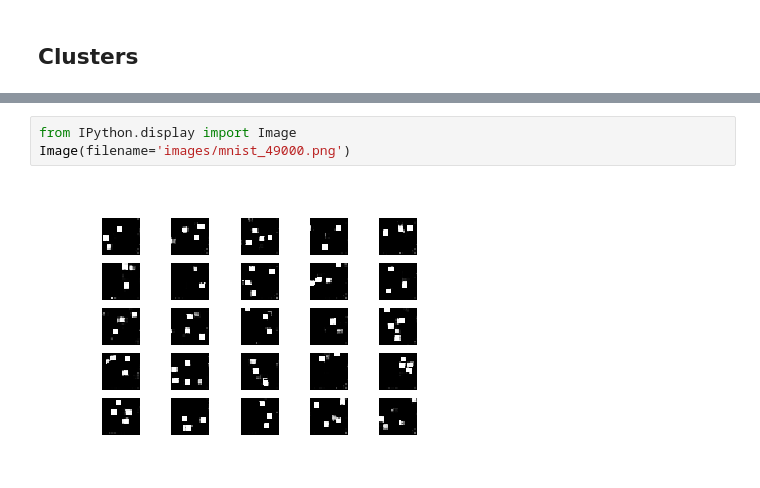
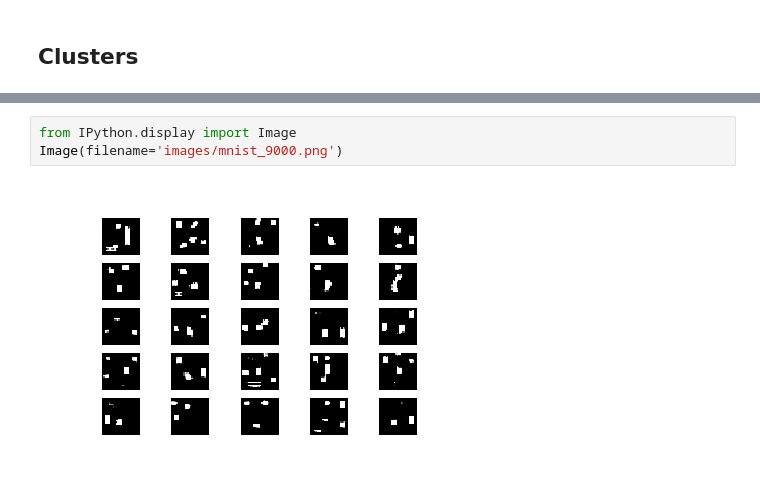
Before and after one commit to amitrege/Pro-GANS, a Jupyter notebook: Data-Generation.ipynb, the cells around one changed output, grey strips where cells are left out. Saved outputs shown, nothing was run; the diff lists cells and outputs as text.

```diff
--- a/Data-Generation.ipynb
+++ b/Data-Generation.ipynb
@@ -484,5 +487,5 @@ Image(filename='images/mnist_1000.png')
 # %%
 from IPython.display import Image
-Image(filename='images/mnist_49000.png')
+Image(filename='images/mnist_9000.png')
 # %% [output]
-[figure, old version]
+[figure, new version]
```
Also changed, not shown: parts of 12 cells of this notebook.
